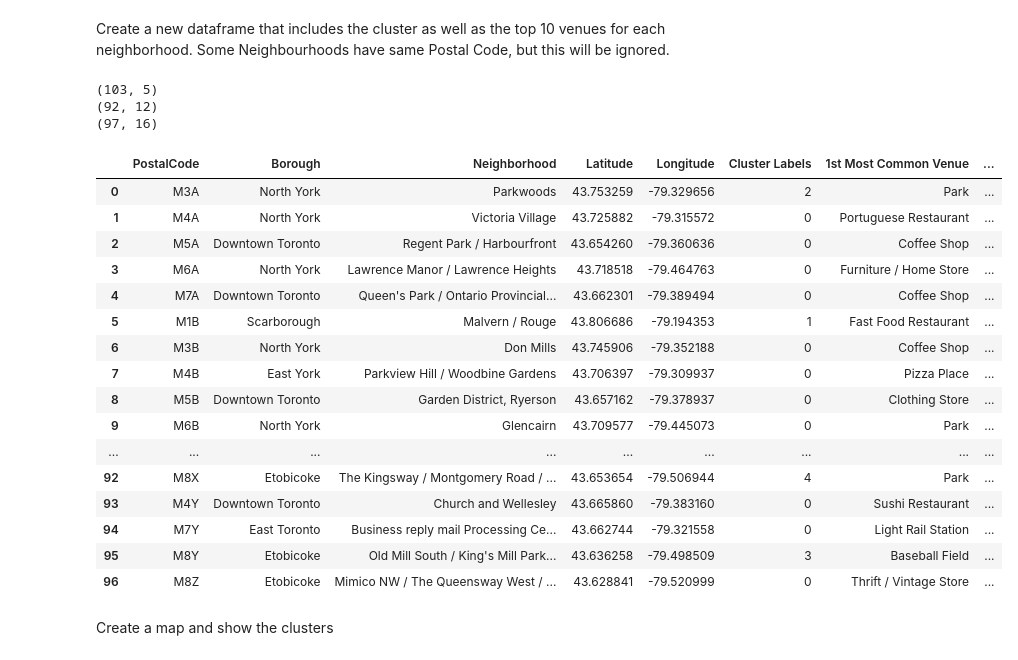
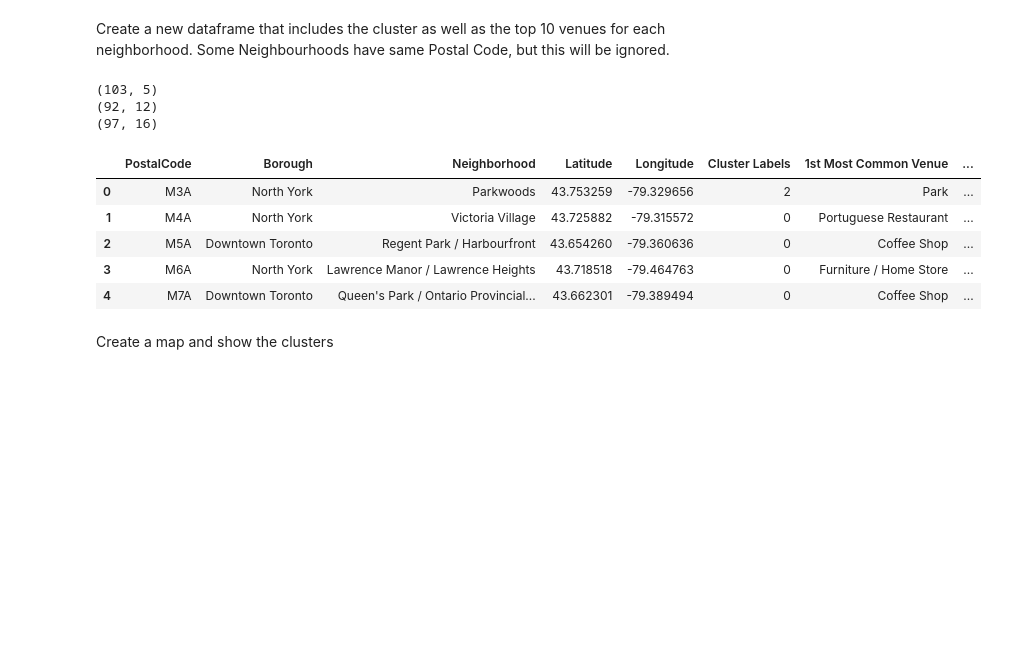
Before and after one commit to OkolelovV/Coursera_Applied_Data_Science_Capstone, a Jupyter notebook: Segmenting and Clustering Neighbourhoods in Toronto - Coursera Project.ipynb, the cells around one changed output. Cells and saved outputs as stored; diff of their text form; code cells hidden in the pictures; blank space fills up the shorter version.

```diff
--- a/Segmenting and Clustering Neighbourhoods in Toronto - Coursera Project.ipynb
+++ b/Segmenting and Clustering Neighbourhoods in Toronto - Coursera Project.ipynb
@@ -331,38 +331,27 @@ Create a new dataframe that includes the cluster as well as the top 10 venues fo
 # %%
 # add clustering labels
 neighborhoods_venues_sorted.insert(0, 'Cluster Labels', kmeans.labels_)
 
 toronto_merged = df.reset_index(drop=True)
 print(toronto_merged.shape)
 print(neighborhoods_venues_sorted.shape)
 # merge manhattan_grouped with manhattan_data to add latitude/longitude for each neighborhood
 toronto_merged = toronto_merged.join(neighborhoods_venues_sorted.set_index('Neighborhood'), on='Neighborhood')
 toronto_merged.dropna(inplace = True)
 toronto_merged = toronto_merged.reset_index(drop=True)
 toronto_merged['Cluster Labels'] = toronto_merged['Cluster Labels'].astype(int)
 print(toronto_merged.shape)
-toronto_merged
+toronto_merged.head()
 # %% [output]
 (103, 5)
 (92, 12)
 (97, 16)
 |  | PostalCode | Borough | Neighborhood | Latitude | Longitude | Cluster Labels | 1st Most Common Venue | ... |
 | 0 | M3A | North York | Parkwoods | 43.753259 | -79.329656 | 2 | Park | ... |
 | 1 | M4A | North York | Victoria Village | 43.725882 | -79.315572 | 0 | Portuguese Restaurant | ... |
 | 2 | M5A | Downtown Toronto | Regent Park / Harbourfront | 43.654260 | -79.360636 | 0 | Coffee Shop | ... |
 | 3 | M6A | North York | Lawrence Manor / Lawrence Heights | 43.718518 | -79.464763 | 0 | Furniture / Home Store | ... |
 | 4 | M7A | Downtown Toronto | Queen's Park / Ontario Provincial... | 43.662301 | -79.389494 | 0 | Coffee Shop | ... |
-| 5 | M1B | Scarborough | Malvern / Rouge | 43.806686 | -79.194353 | 1 | Fast Food Restaurant | ... |
-| 6 | M3B | North York | Don Mills | 43.745906 | -79.352188 | 0 | Coffee Shop | ... |
-| 7 | M4B | East York | Parkview Hill / Woodbine Gardens | 43.706397 | -79.309937 | 0 | Pizza Place | ... |
-| 8 | M5B | Downtown Toronto | Garden District, Ryerson | 43.657162 | -79.378937 | 0 | Clothing Store | ... |
-| 9 | M6B | North York | Glencairn | 43.709577 | -79.445073 | 0 | Park | ... |
-| ... | ... | ... | ... | ... | ... | ... | ... | ... |
-| 92 | M8X | Etobicoke | The Kingsway / Montgomery Road / ... | 43.653654 | -79.506944 | 4 | Park | ... |
-| 93 | M4Y | Downtown Toronto | Church and Wellesley | 43.665860 | -79.383160 | 0 | Sushi Restaurant | ... |
-| 94 | M7Y | East Toronto | Business reply mail Processing Ce... | 43.662744 | -79.321558 | 0 | Light Rail Station | ... |
-| 95 | M8Y | Etobicoke | Old Mill South / King's Mill Park... | 43.636258 | -79.498509 | 3 | Baseball Field | ... |
-| 96 | M8Z | Etobicoke | Mimico NW / The Queensway West / ... | 43.628841 | -79.520999 | 0 | Thrift / Vintage Store | ... |
 # %% [markdown]
 Create a map and show the clusters
 # %%
```
